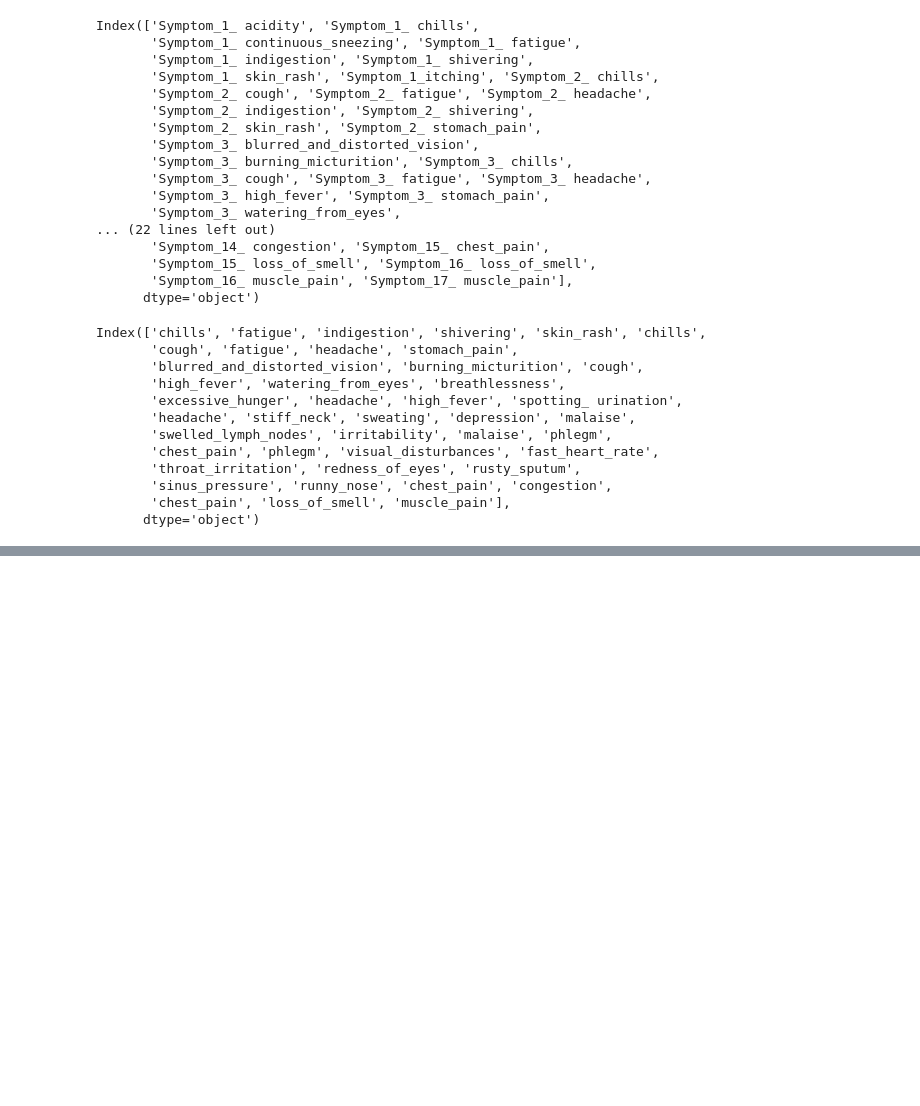
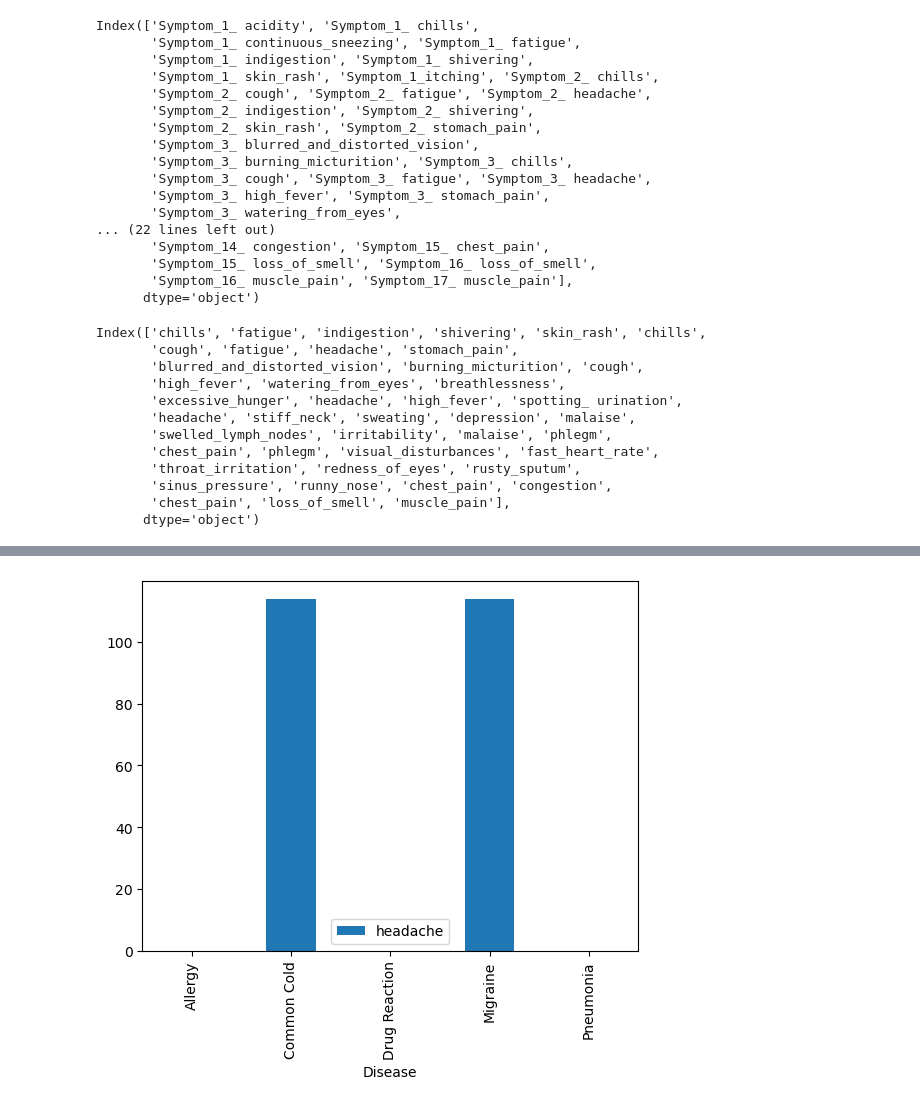
Before and after one commit to lvit001/Project-4, a Jupyter notebook: Lori/Data_Processing.ipynb, the cells around one changed output, grey strips where cells are left out. Saved outputs shown, nothing was run; the diff lists cells and outputs as text; code cells hidden in the pictures; blank space fills up the shorter version.

```diff
--- a/Lori/Data_Processing.ipynb
+++ b/Lori/Data_Processing.ipynb
@@ -204,0 +300,5 @@ Index(['acidity', 'chills1', 'continuous_sneezing', 'fatigue1', 'indigestion1',
+# %%
+# Plot for headache
+plot_diseases(disease_groupby, 'headache')
+# %% [output]
+[figure, added]
```
Also changed, not shown: parts of 14 cells of this notebook.
